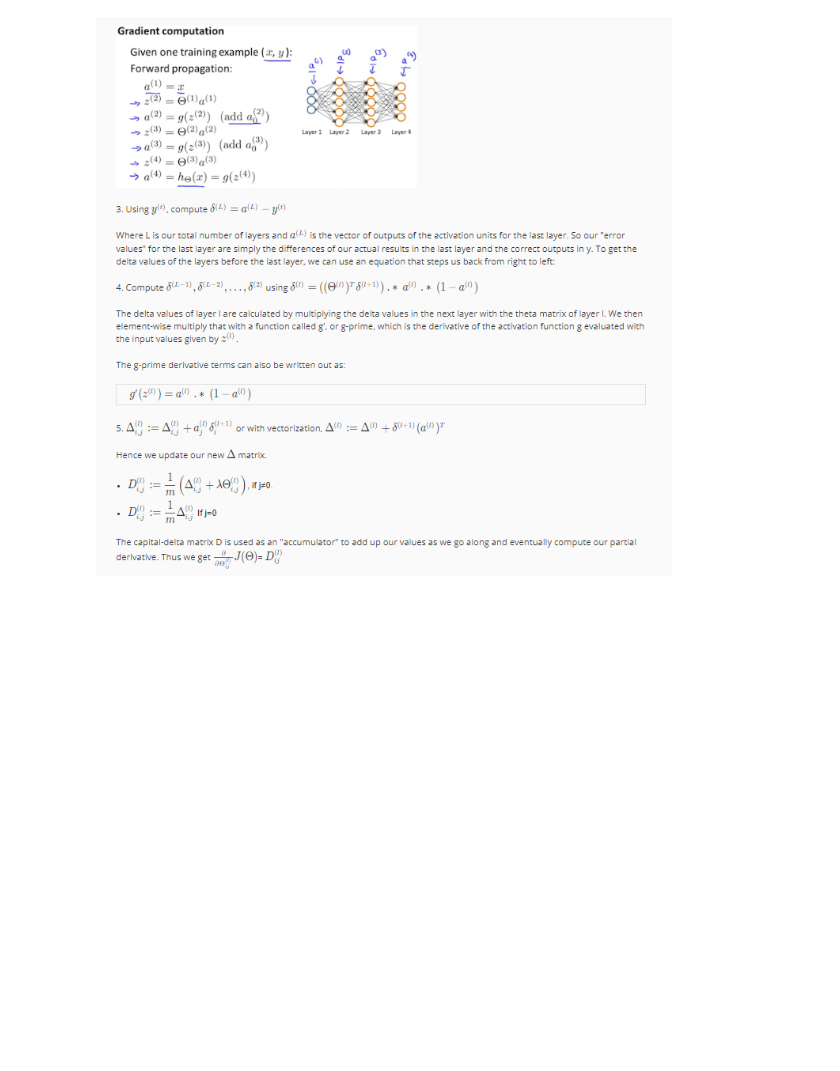
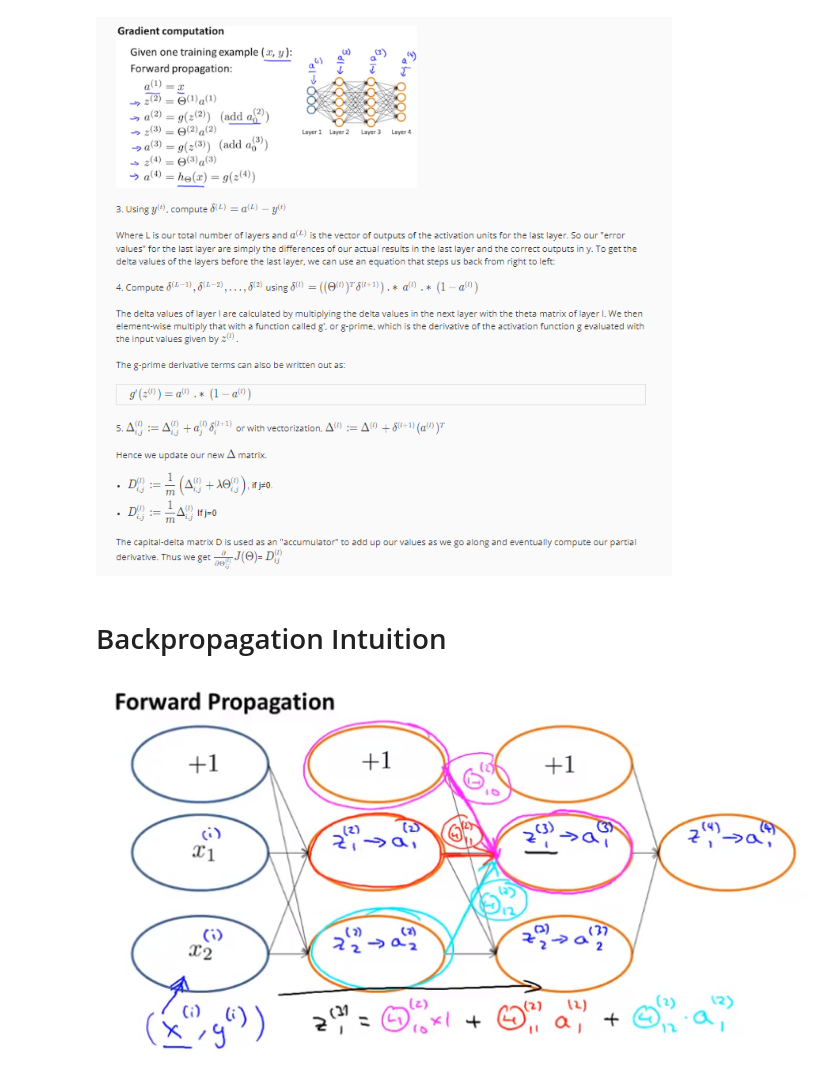
Before and after one commit to louloret/Andrew-NG-Machine-Learning, a Jupyter notebook: Week 5 Neural Nets Cost Function and Backpropagation-checkpoint.ipynb, the cells around one changed output. Drawn from its saved outputs; the diff is of its cells as text; code cells hidden in the pictures; blank space fills up the shorter version.

```diff
--- a/Week 5 Neural Nets Cost Function and Backpropagation-checkpoint.ipynb
+++ b/Week 5 Neural Nets Cost Function and Backpropagation-checkpoint.ipynb
@@ -96,3 +96,9 @@ Image(filename  = path + "backprop_summary.png")
 Image(filename  = path + "backprop_summary2.png")
 # %% [output]
 [figure]
+# %% [markdown]
+# Backpropagation Intuition
+# %%
+Image(filename  = path + "forward_prop_intuition.png")
+# %% [output]
+[figure, added]
```
Also changed, not shown: parts of 7 cells of this notebook.
